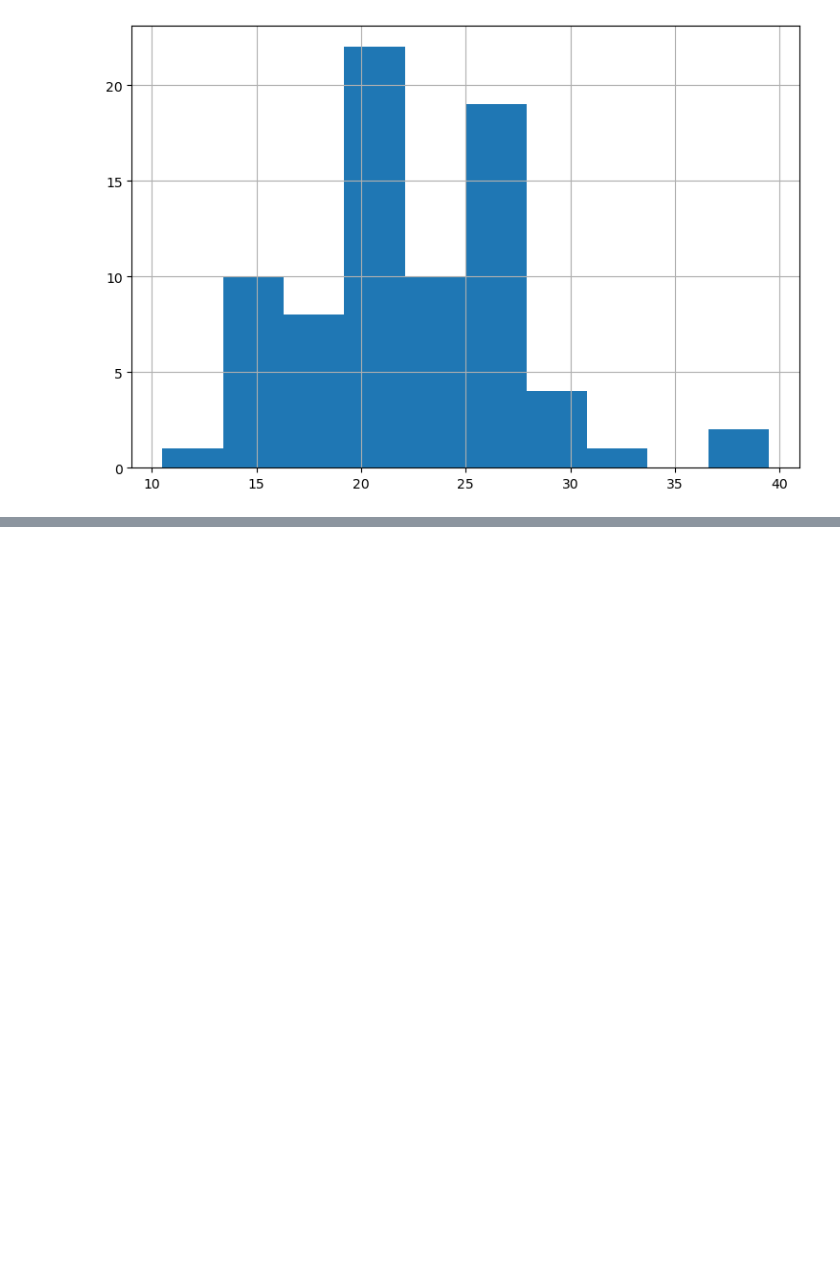
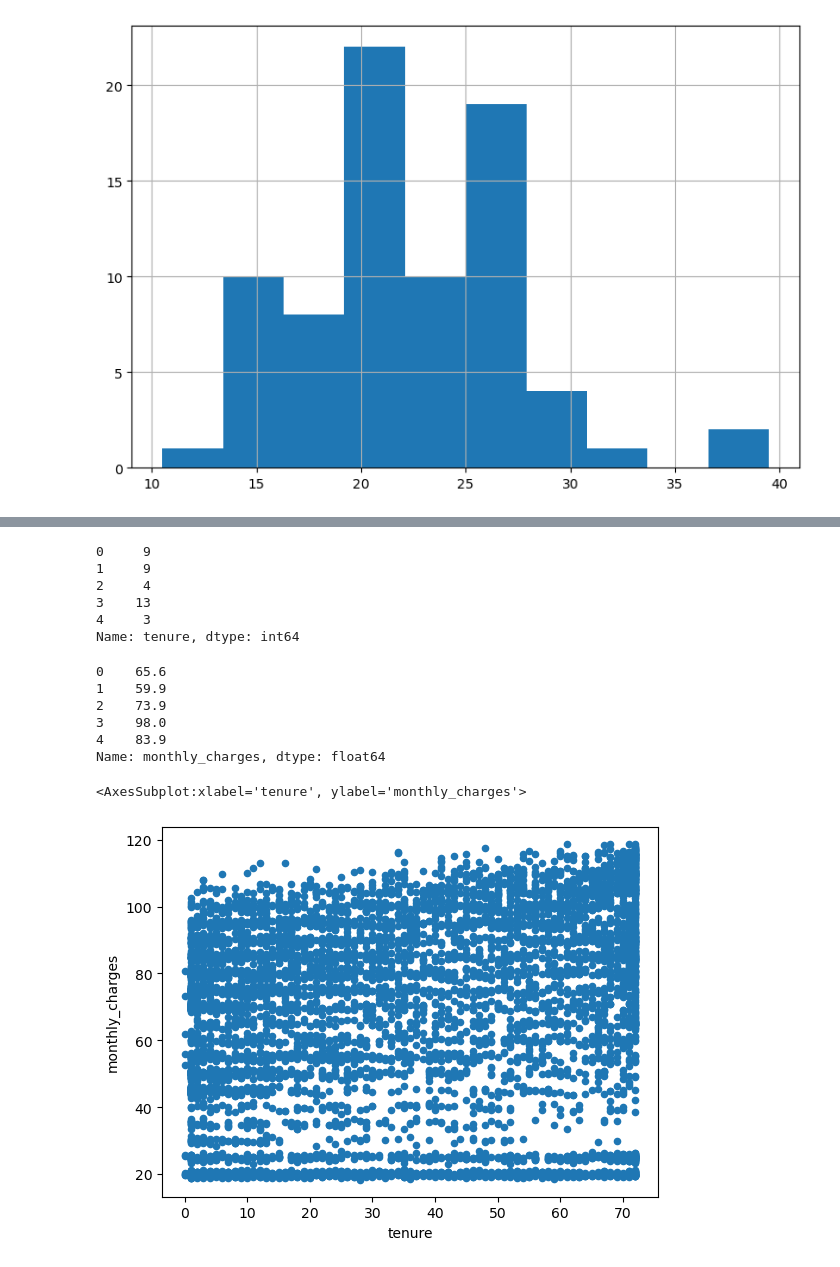
Before and after one commit to manuel-salazar1/statistics-exercises, a Jupyter notebook: hypothesis_testing.ipynb, the cells around one changed output, grey strips where cells are left out. Drawn from its saved outputs; the diff is of its cells as text; code cells hidden in the pictures; blank space fills up the shorter version.

```diff
--- a/hypothesis_testing.ipynb
+++ b/hypothesis_testing.ipynb
@@ -378,0 +401,4 @@ manual_mpg.hist()
+# %%
+url = get_db_url('telco_churn')
+# %%
+telco_churn = pd.read_sql('select * from customers', url)
@@ -378,0 +415,26 @@ manual_mpg.hist()
+# %%
+telco_churn.tenure.head()
+# %% [output]
+0     9
+1     9
+2     4
+3    13
+4     3
+Name: tenure, dtype: int64
+# %%
+telco_churn.monthly_charges.head()
+# %% [output]
+0    65.6
+1    59.9
+2    73.9
+3    98.0
+4    83.9
+Name: monthly_charges, dtype: float64
+# %%
+r, p = stats.pearsonr(telco_churn.tenure, telco_churn.monthly_charges)
+r, p
+
+telco_churn.plot.scatter('tenure', 'monthly_charges')
+# %% [output]
+<AxesSubplot:xlabel='tenure', ylabel='monthly_charges'>
+[figure, added]
```
Also changed, not shown: parts of 65 cells of this notebook.
